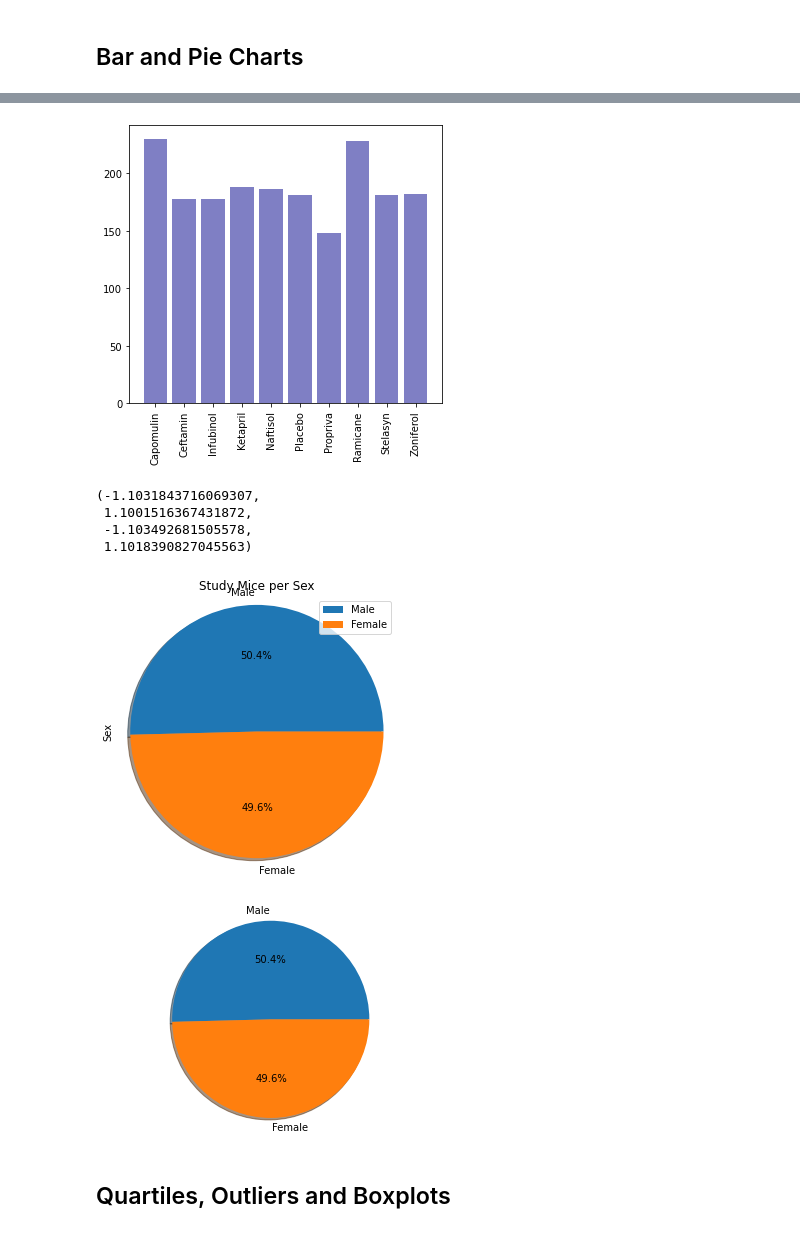
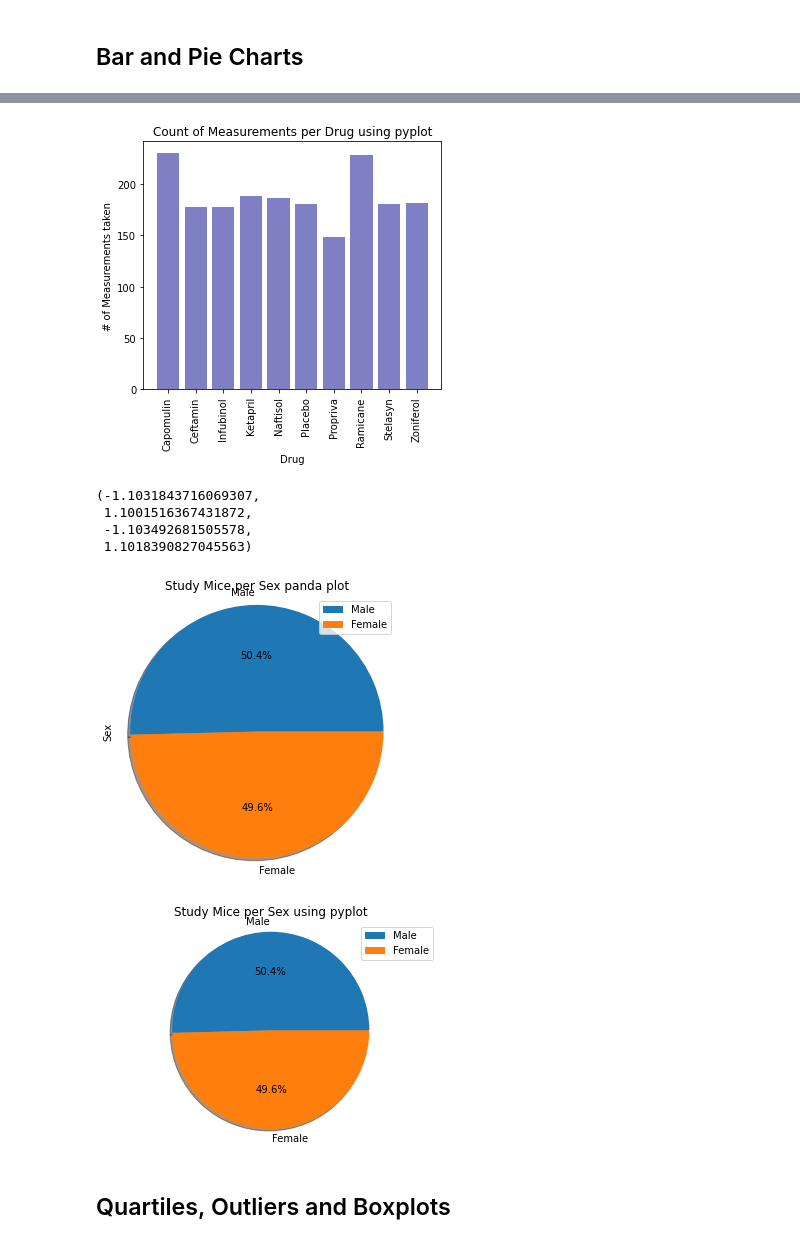
Before and after one commit to kunaual/matplotlib-challenge, a Jupyter notebook: Pymaceuticals/pymaceuticals.ipynb, the cells around one changed output, grey strips where cells are left out. Saved outputs shown, nothing was run; the diff lists cells and outputs as text; code cells hidden in the pictures.

```diff
--- a/Pymaceuticals/pymaceuticals.ipynb
+++ b/Pymaceuticals/pymaceuticals.ipynb
@@ -169,43 +169,47 @@ plt.bar(x_axis, drugCounts.Count,color='darkblue', alpha=0.5, align="center")
 tick_locations = [value for value in x_axis]
 plt.xticks(tick_locations, labels, rotation="vertical")
 
-plt.title = "Count of Measurements per Drug using pyplot"
-plt.xlabel="Drug"
-plt.ylabel="# of Measurements taken"
+
+plt.title("Count of Measurements per Drug using pyplot")
+plt.xlabel("Drug")
+plt.ylabel("# of Measurements taken")
 
 plt.tight_layout()
 plt.show()
 # %% [output]
-[figure, old version]
+[figure, new version]
 # %%
 # Generate a pie plot showing the distribution of female versus male mice using pandas
 
 # remove the mouse that was left out of dataset due to duplicate study data
 mouse_df = mouse_metadata[["Mouse ID","Sex"]].loc[mouse_metadata["Mouse ID"]!='g989']
 mouse_df = mouse_df["Sex"].value_counts().to_frame()
-plotMouseSex = mouse_df.plot(kind="pie",y="Sex",title = "Study Mice per Sex", shadow=True,autopct="%1.1f%%",figsize=(5,5))
+plotMouseSex = mouse_df.plot(kind="pie",y="Sex",title = "Study Mice by Sex panda plot", shadow=True,autopct="%1.1f%%",figsize=(5,5))
 plotMouseSex.axis("equal")
 # %% [output]
 (-1.1031843716069307,
  1.1001516367431872,
  -1.103492681505578,
  1.1018390827045563)
-[figure, old version]
+[figure, new version]
 # %%
 # Generate a pie plot showing the distribution of female versus male mice using pyplot
 #eldata_df["Candidate"].value_counts(ascending=False)
 #mouseGB=mouseStudCl_df[["Mouse ID","Sex"]].groupby(["Sex","Mouse ID"]).count().reset_index() #.to_frame()
 #len(mouseGB.loc[mouseGB.Sex=="Female"])
 #countBy = pd.DataFrame(drug_gb["Mouse ID"].count().rename("Count"))
 #print(type(countPerDrug))
 
 pies=mouse_df.index
 pieCount=mouse_df.Sex
 plt.pie(pieCount, labels=pies, shadow=True, autopct="%1.1f%%")
-plt.title = "Study Mice per Sex using plt.plot"
+plt.legend(loc="best")
+plt.title("Study Mice by Sex using pyplot")
+#reference for error returned by title command -- https://stackoverflow.com/questions/19442060/matplotlib-pyplot-titlestring-returns-error
+
 plt.axis("equal")
 plt.show()
 # %% [output]
-[figure, old version]
+[figure, new version]
 # %% [markdown]
 ## Quartiles, Outliers and Boxplots
```
Also changed, not shown: parts of 4 cells of this notebook.
